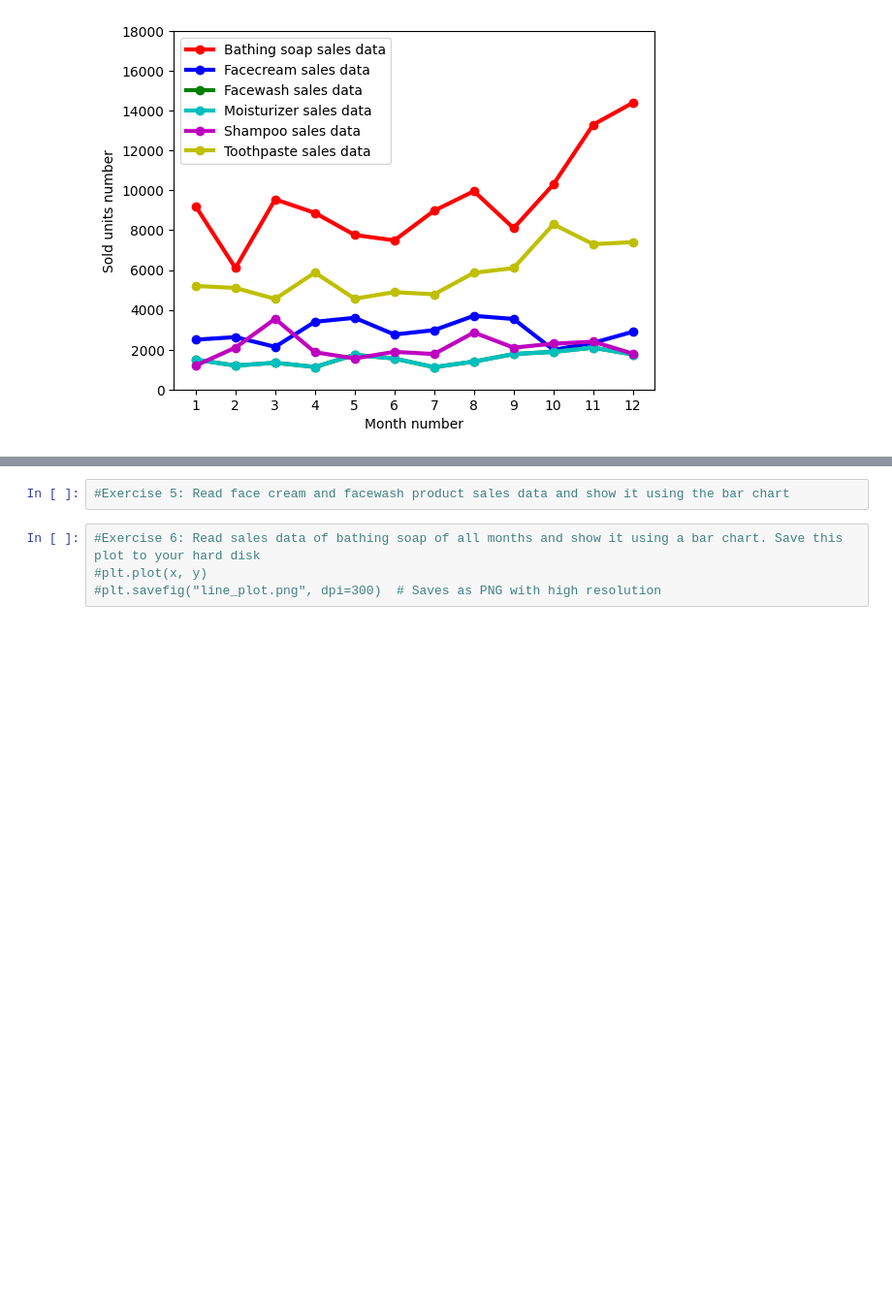
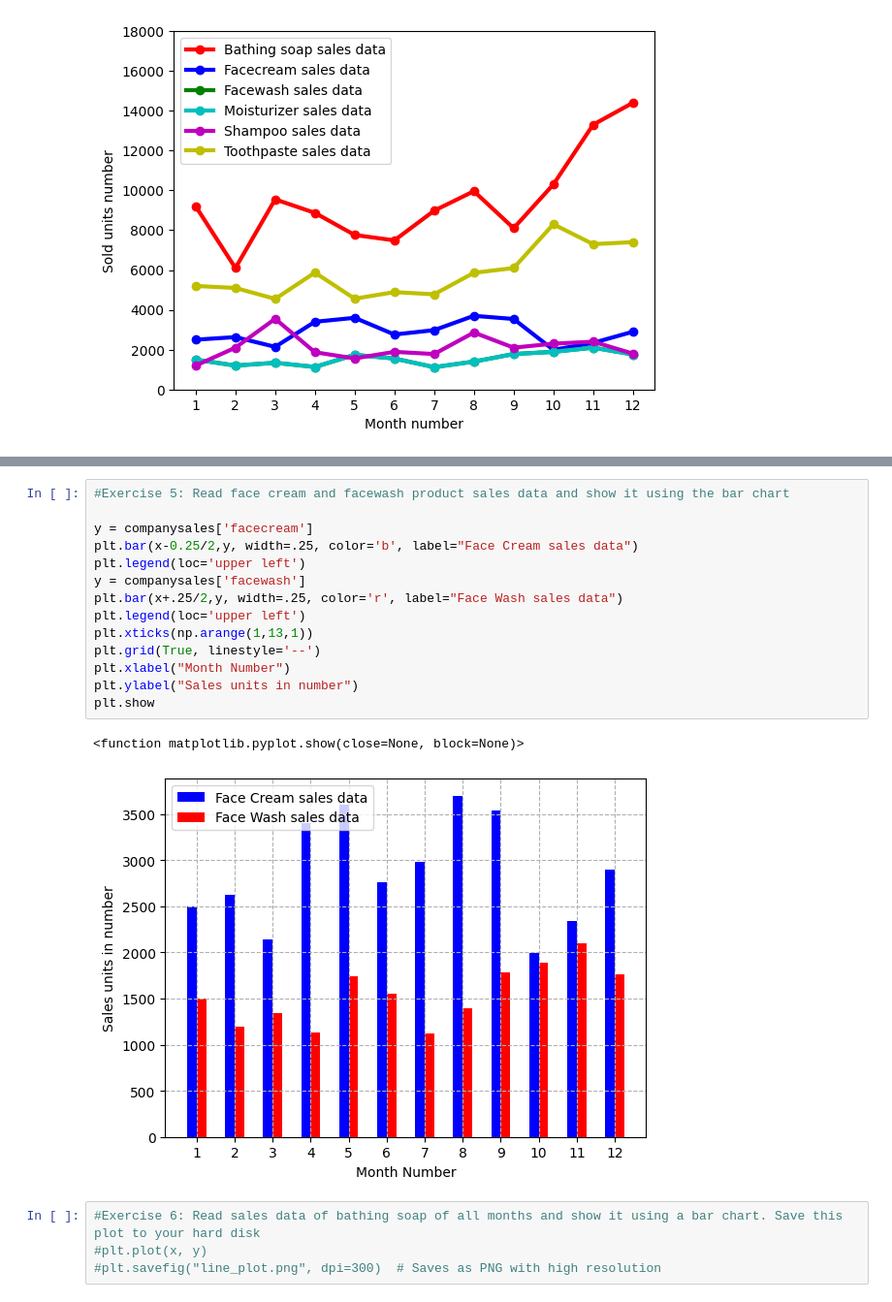
Before and after one commit to luhmont/INFS-772---Programming-for-Data-Analytics--Spring-2025-, a Jupyter notebook: Assignments/Assignment3/INFS772Assignment03.ipynb, the cells around one changed output, grey strips where cells are left out. Shown at 97% size. Saved outputs shown, nothing was run; the diff lists cells and outputs as text; blank space fills up the shorter version.

Commit message:
exercise 5 split bar graph

```diff
--- a/Assignments/Assignment3/INFS772Assignment03.ipynb
+++ b/Assignments/Assignment3/INFS772Assignment03.ipynb
@@ -114,5 +114,20 @@ plt.show()
-# %%
-#Exercise 5: Read face cream and facewash product sales data and show it using the bar chart
+# %%
+#Exercise 5: Read face cream and facewash product sales data and show it using the bar chart
+
+y = companysales['facecream']
+plt.bar(x-0.25/2,y, width=.25, color='b', label="Face Cream sales data")
+plt.legend(loc='upper left')
+y = companysales['facewash']
+plt.bar(x+.25/2,y, width=.25, color='r', label="Face Wash sales data")
+plt.legend(loc='upper left')
+plt.xticks(np.arange(1,13,1))
+plt.grid(True, linestyle='--')
+plt.xlabel("Month Number")
+plt.ylabel("Sales units in number")
+plt.show
+# %% [output]
+<function matplotlib.pyplot.show(close=None, block=None)>
+[figure, added]
 # %%
 #Exercise 6: Read sales data of bathing soap of all months and show it using a bar chart. Save this plot to your hard disk
 #plt.plot(x, y)
```
Also changed, not shown: parts of 1 cell of this notebook.
